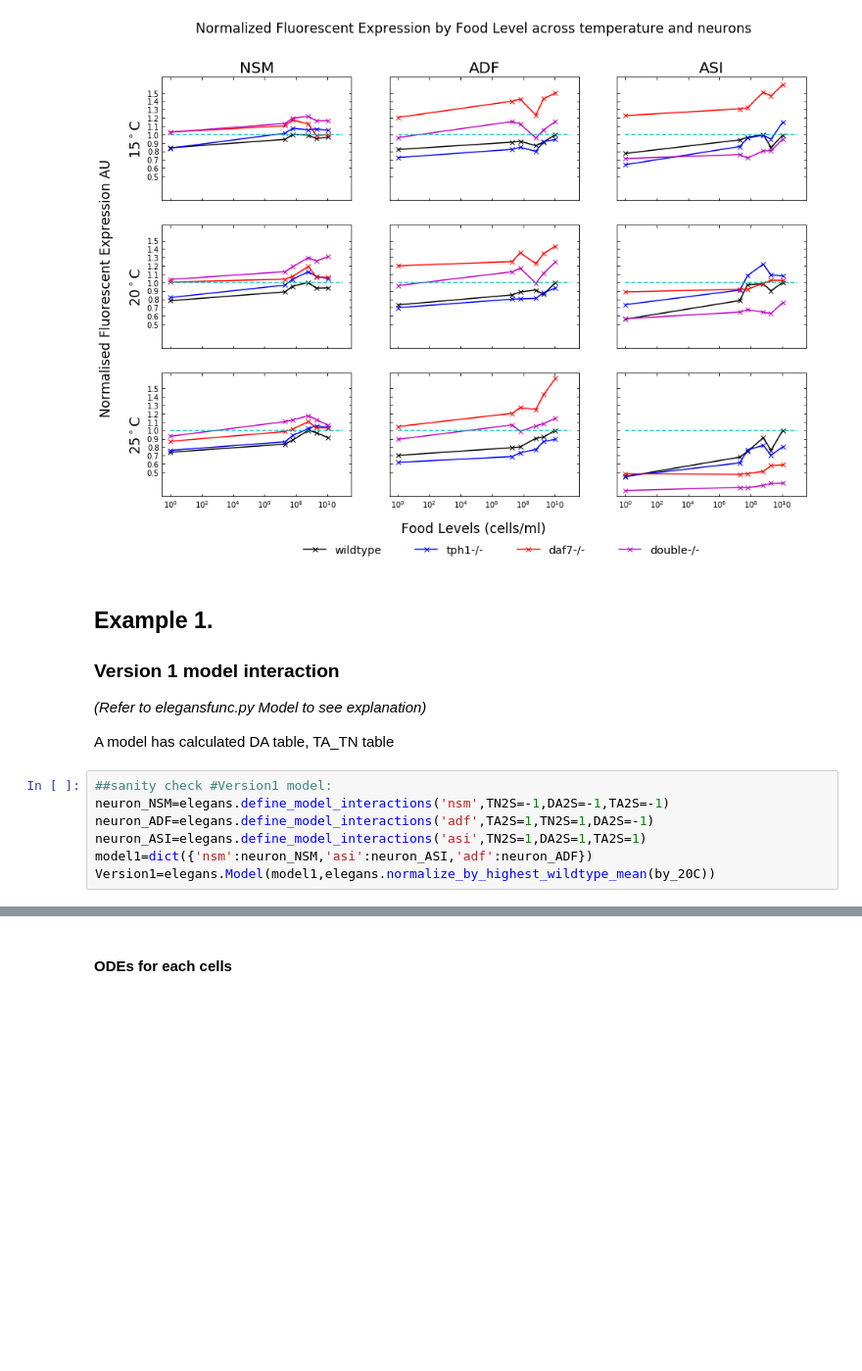
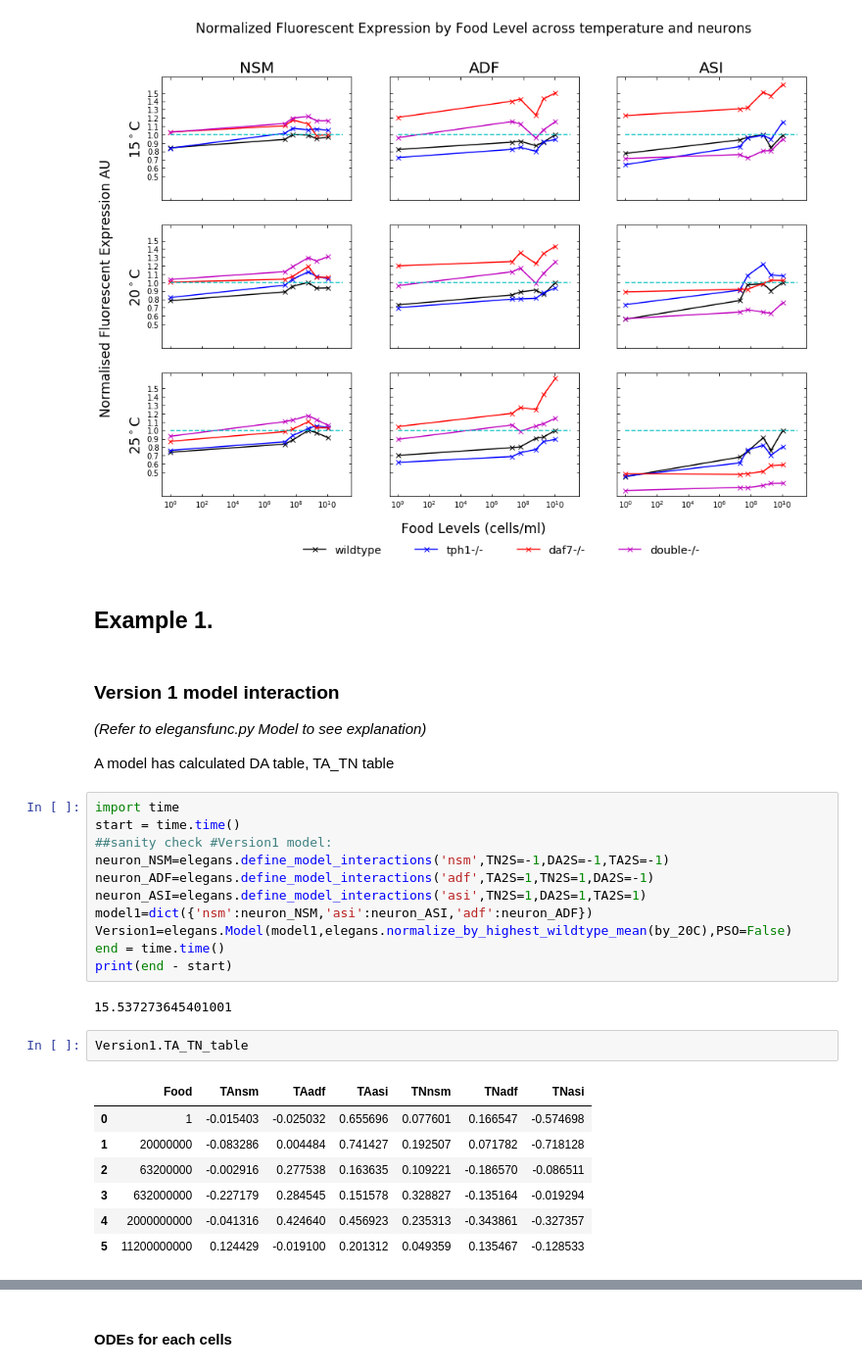
Before and after one commit to lehai-ml/c-elegans-modelling2020, a Jupyter notebook: main_notebook.ipynb, the cells around one changed output, grey strips where cells are left out. Shown at 98% size. Drawn from its saved outputs; the diff is of its cells as text; blank space fills up the shorter version.

```diff
--- a/main_notebook.ipynb
+++ b/main_notebook.ipynb
@@ -47,20 +48,37 @@ f.suptitle('Normalized Fluorescent Expression by Food Level across temperature a
 plt.show()
 # %% [output]
 [figure]
+# %% [markdown]
+## Example 1.
 # %% [markdown]
-## Example 1.
+### Version 1 model interaction
 
-### Version 1 model interaction
 *(Refer to elegansfunc.py Model to see explanation)*
 
 A model has calculated DA table, TA_TN table
 # %%
+import time
+start = time.time()
 ##sanity check #Version1 model:
 neuron_NSM=elegans.define_model_interactions('nsm',TN2S=-1,DA2S=-1,TA2S=-1)
 neuron_ADF=elegans.define_model_interactions('adf',TA2S=1,TN2S=1,DA2S=-1)
 neuron_ASI=elegans.define_model_interactions('asi',TN2S=1,DA2S=1,TA2S=1)
 model1=dict({'nsm':neuron_NSM,'asi':neuron_ASI,'adf':neuron_ADF})
-Version1=elegans.Model(model1,elegans.normalize_by_highest_wildtype_mean(by_20C))
+Version1=elegans.Model(model1,elegans.normalize_by_highest_wildtype_mean(by_20C),PSO=False)
+end = time.time()
+print(end - start)
+# %% [output]
+15.537273645401001
+# %%
+Version1.TA_TN_table
+# %% [output]
+|  | Food | TAnsm | TAadf | TAasi | TNnsm | TNadf | TNasi |
+| 0 | 1 | -0.015403 | -0.025032 | 0.655696 | 0.077601 | 0.166547 | -0.574698 |
+| 1 | 20000000 | -0.083286 | 0.004484 | 0.741427 | 0.192507 | 0.071782 | -0.718128 |
+| 2 | 63200000 | -0.002916 | 0.277538 | 0.163635 | 0.109221 | -0.186570 | -0.086511 |
+| 3 | 632000000 | -0.227179 | 0.284545 | 0.151578 | 0.328827 | -0.135164 | -0.019294 |
+| 4 | 2000000000 | -0.041316 | 0.424640 | 0.456923 | 0.235313 | -0.343861 | -0.327357 |
+| 5 | 11200000000 | 0.124429 | -0.019100 | 0.201312 | 0.049359 | 0.135467 | -0.128533 |
 # %%
 Version1.model_interactions()
 # %% [output]
```
Also changed, not shown: parts of 17 cells of this notebook.
